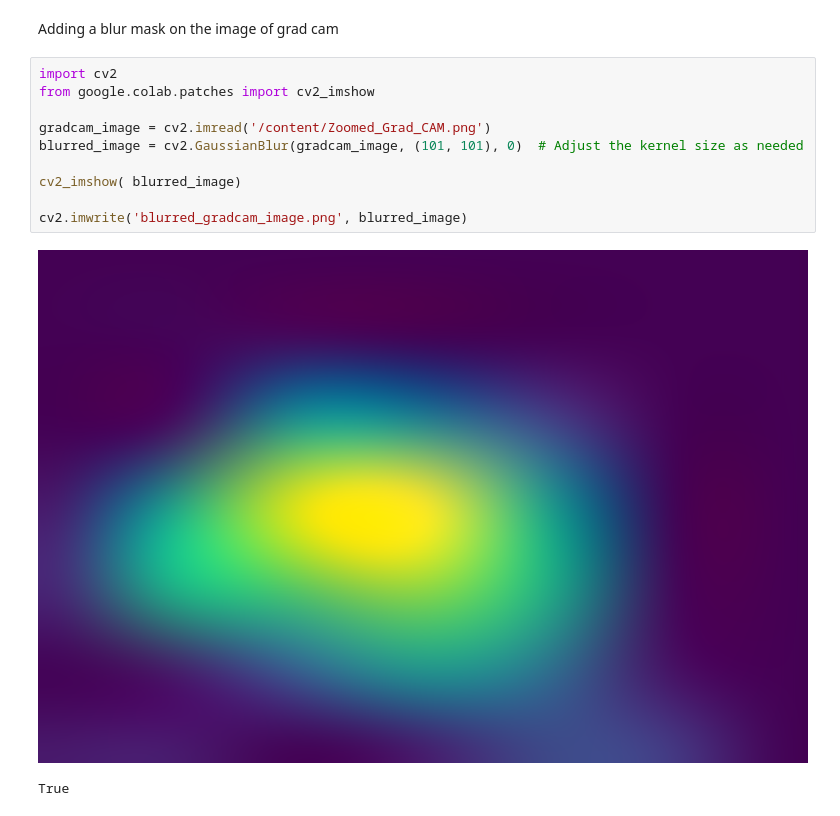
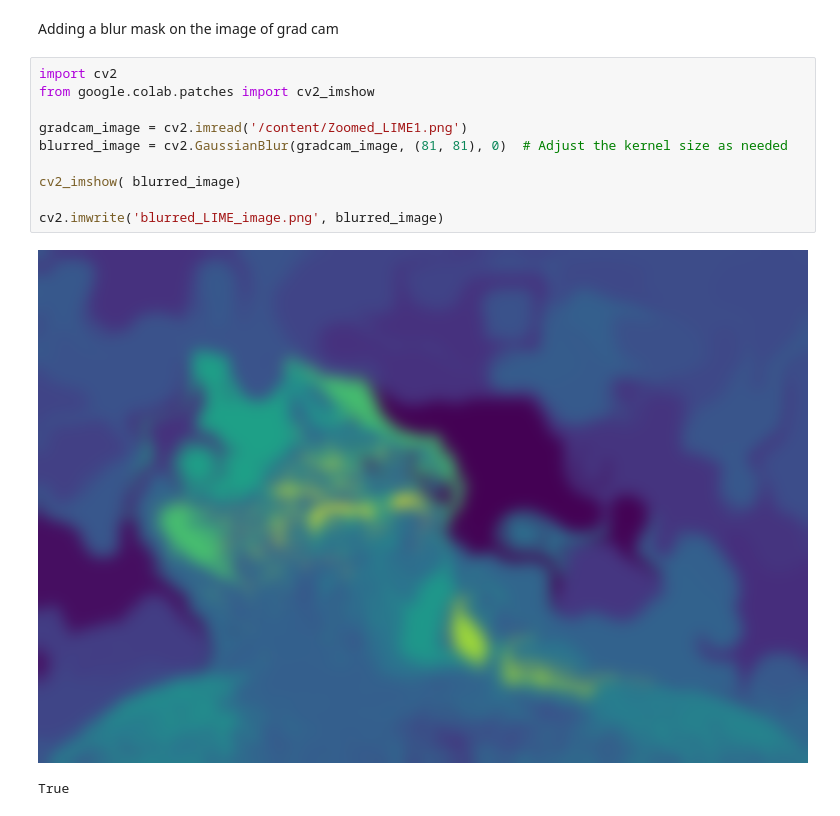
Before and after one commit to Cralsic123/Classifier-Based-Evaluation-of-Image-Feature-Importance, a Jupyter notebook: Classifier_Based_Evaluation_of_Image_Feature_Importance.ipynb, the cells around one changed output. Saved outputs shown, nothing was run; the diff lists cells and outputs as text.

```diff
--- a/Classifier_Based_Evaluation_of_Image_Feature_Importance.ipynb
+++ b/Classifier_Based_Evaluation_of_Image_Feature_Importance.ipynb
@@ -142,13 +147,13 @@ Adding a blur mask on the image of grad cam
 # %%
 import cv2
 from google.colab.patches import cv2_imshow
 
-gradcam_image = cv2.imread('/content/Zoomed_Grad_CAM.png')
-blurred_image = cv2.GaussianBlur(gradcam_image, (101, 101), 0)  # Adjust the kernel size as needed
+gradcam_image = cv2.imread('/content/Zoomed_LIME1.png')
+blurred_image = cv2.GaussianBlur(gradcam_image, (81, 81), 0)  # Adjust the kernel size as needed
 
 cv2_imshow( blurred_image)
 
-cv2.imwrite('blurred_gradcam_image.png', blurred_image)
+cv2.imwrite('blurred_LIME_image.png', blurred_image)
 # %% [output]
-[figure, old version]
+[figure, new version]
 True
```
Also changed, not shown: parts of 6 cells of this notebook.
